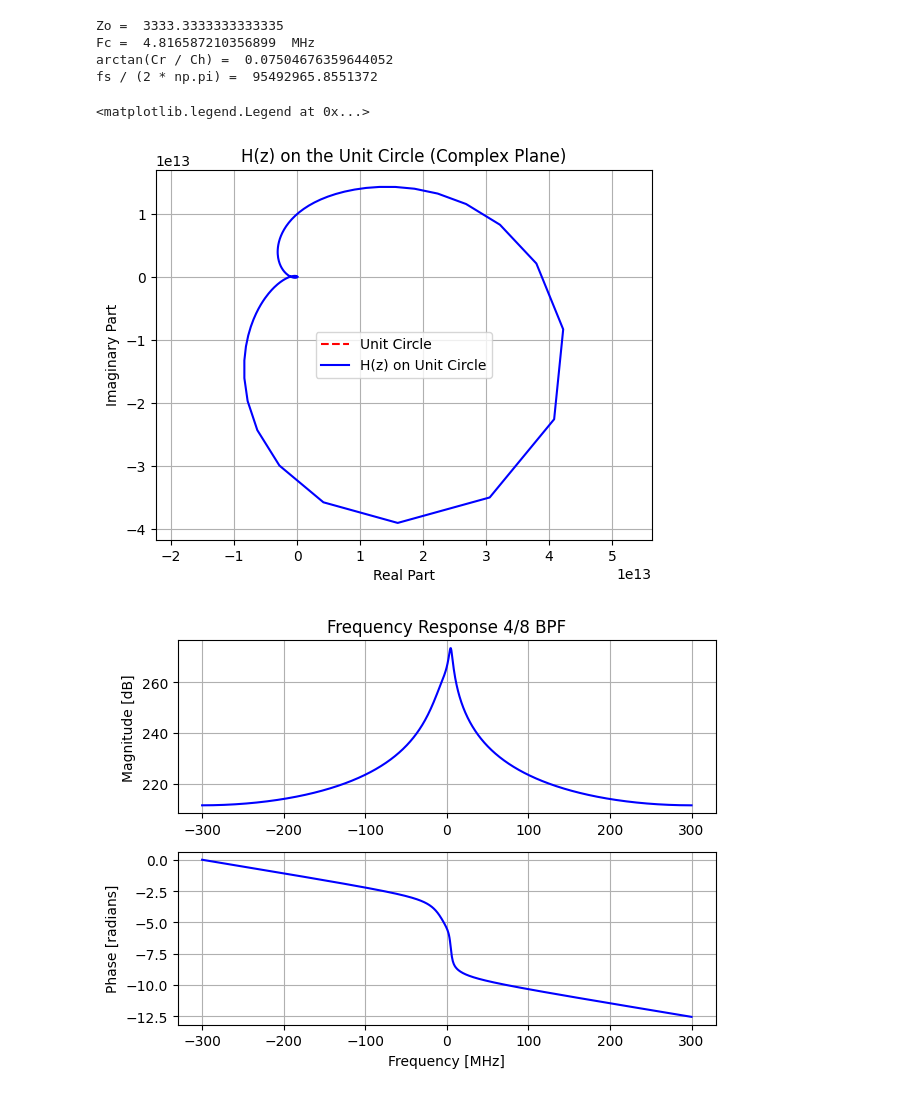
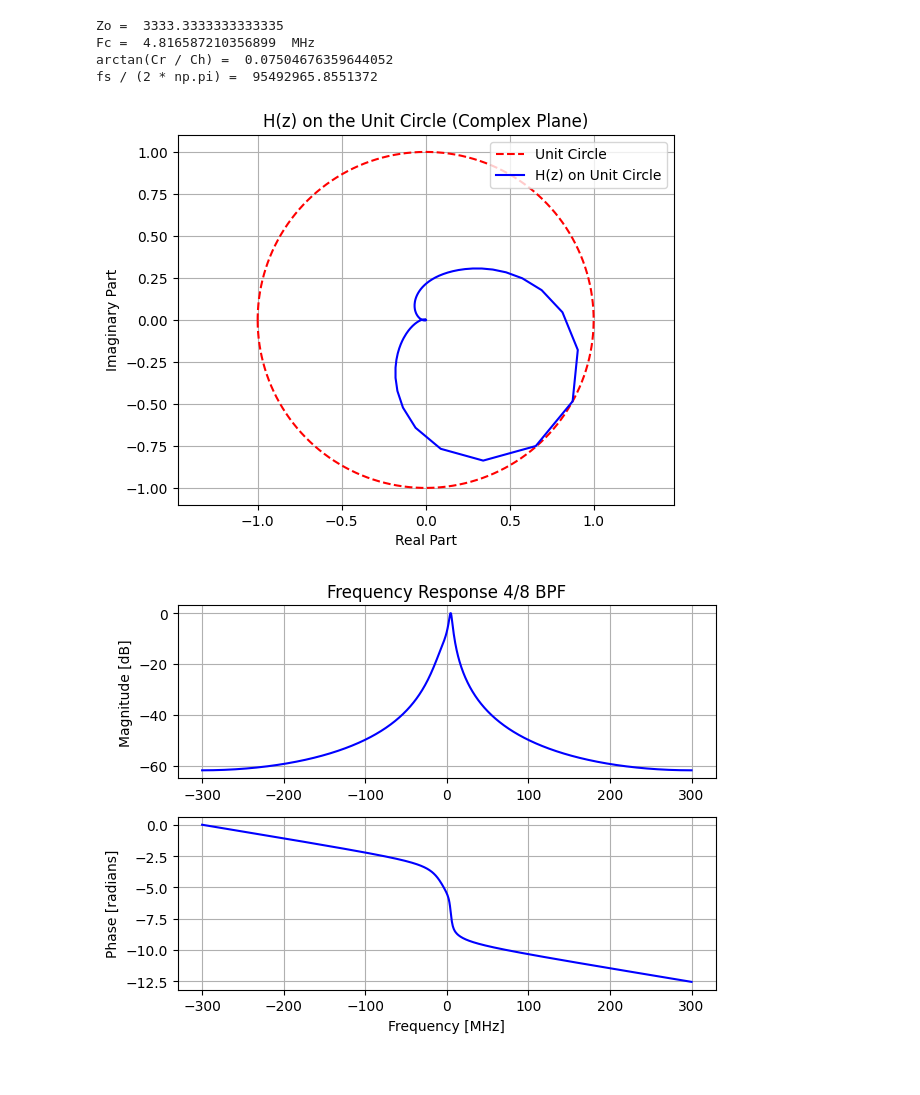
Before and after one commit to arthurmorbach/dt-filters, a Jupyter notebook: fResponse.ipynb, the cells around one changed output. Drawn from its saved outputs; the diff is of its cells as text; code cells hidden in the pictures.

```diff
--- a/fResponse.ipynb
+++ b/fResponse.ipynb
@@ -142,24 +145,26 @@ fs / (2 * np.pi) =  95492965.8551372
 # %%
 # Evaluate the transfer function H(z) on the unit circle, where z = exp(j*omega)
 z = np.exp(1j * omega)
 H = np.polyval(b, z) / np.polyval(a, z)
+# Normalize
+H = H / np.max(np.abs(H))
 
 # Unit circle in the complex plane
 unit_circle = np.exp(1j * omega)
 
 # Plot the unit circle
 plt.plot(np.real(unit_circle), np.imag(unit_circle), 'r--', label='Unit Circle')
 # Plot H(z) on the complex plane
 plt.plot(np.real(H), np.imag(H), 'b', label='H(z) on Unit Circle')
 plt.title('H(z) on the Unit Circle (Complex Plane)')
 plt.xlabel('Real Part')
 plt.ylabel('Imaginary Part')
 plt.grid()
 plt.axis('equal')  # Equal scaling on both axes
 plt.legend()
+plt.show()
 # %% [output]
-<matplotlib.legend.Legend at 0x...>
-[figure, old version]
+[figure, new version]
 # %%
 # Plot magnitude response
 plt.subplot(2, 1, 1)
@@ -177,4 +182,4 @@ plt.xlabel('Frequency [MHz]')
 plt.grid()
 plt.tight_layout()
 # %% [output]
-[figure, old version]
+[figure, new version]
```
Also changed, not shown: parts of 4 cells of this notebook, 2 other files.
